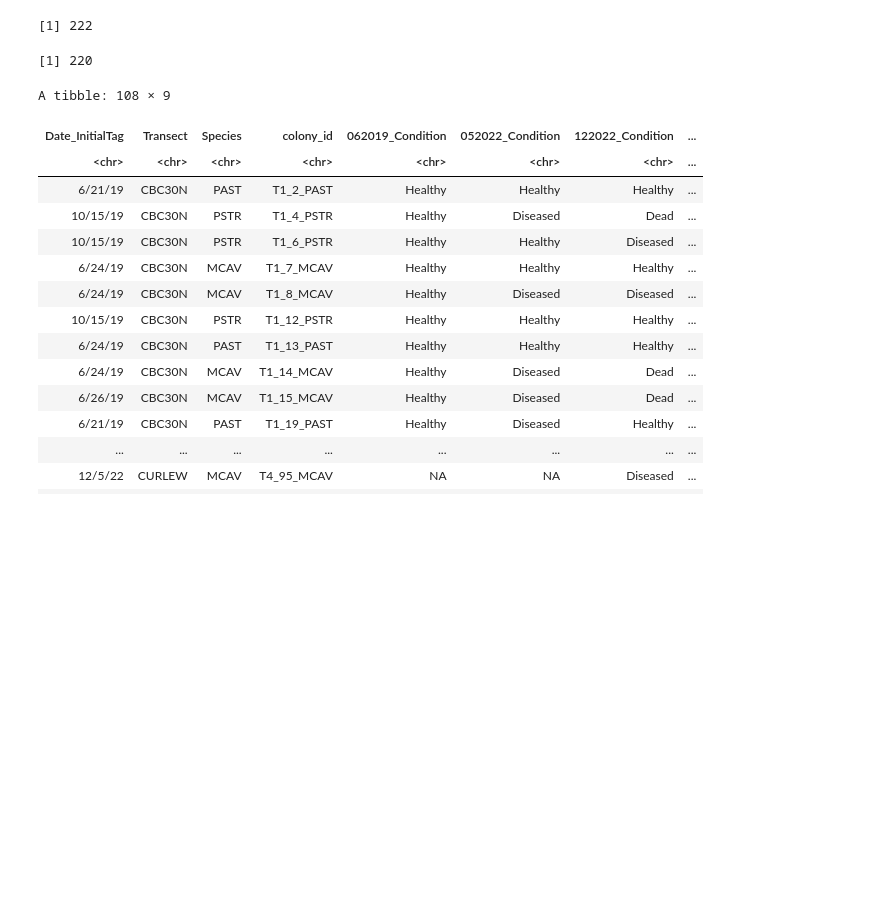
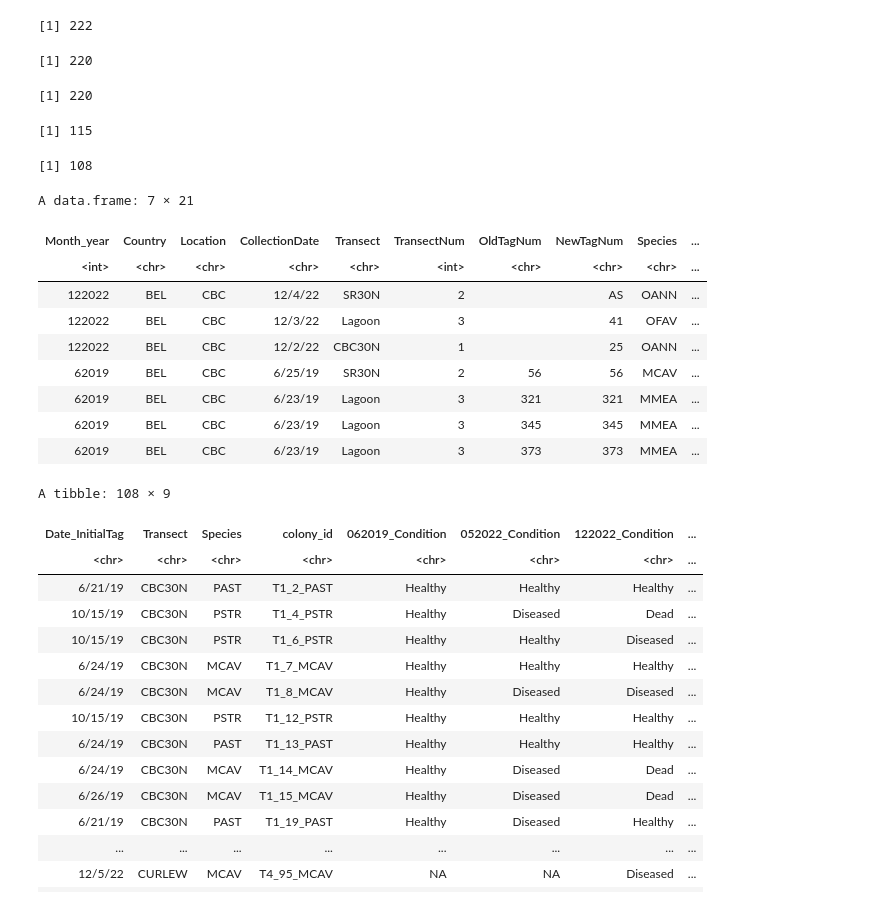
Before and after one commit to brookewicz/Code_notebook, a Jupyter notebook: SampleSummaries.ipynb, the cells around one changed output. Saved outputs shown, nothing was run; the diff lists cells and outputs as text; code cells hidden in the pictures; blank space fills up the shorter version.

Commit message:
add notes about missing mmea colonies

```diff
--- a/SampleSummaries.ipynb
+++ b/SampleSummaries.ipynb
@@ -313,6 +313,11 @@ nrow(sctld_samples)
 transect_id <- paste0('T',sctld_samples$TransectNum)
 sctld_samples$colony_id <- paste(transect_id, sctld_samples$NewTagNum, sctld_samples$Species,
                                  sep = "_")
+nrow(sctld_samples)
+length(unique(sctld_samples$colony_id))
+# %% [output]
+[1] 220
+[1] 115
 # %%
 # make colony tag ID for colony data
 transect_id <- paste0('T',colony$TransectNum)
@@ -324 +326,27 @@ str_detect(fruit, "a")
+# %%
+# match samples to colony data
+sctld_colony <- colony %>%
+    filter(colony_id %in% sctld_samples$colony_id)
+length(unique(sctld_colony$colony_id))
+# %% [output]
+[1] 108
+# %%
+# missing 5 colonies?
+# which colony IDs in sample data are missing from colony data?
+sctld_samples %>%
+    filter(!colony_id %in% sctld_colony$colony_id)
+
+# mmea colony tag nums for some reason got changed in colonydata but not cbc_samples
+# don't know about T3-41-ofav, t1-25-oann, and t2-56-mcav ??
+# %% [output]
+A data.frame: 7 × 21
+| Month_year | Country | Location | CollectionDate | Transect | TransectNum | OldTagNum | NewTagNum | Species | ... |
+| <int> | <chr> | <chr> | <chr> | <chr> | <int> | <chr> | <chr> | <chr> | ... |
+| 122022 | BEL | CBC | 12/4/22 | SR30N | 2 |  | AS | OANN | ... |
+| 122022 | BEL | CBC | 12/3/22 | Lagoon | 3 |  | 41 | OFAV | ... |
+| 122022 | BEL | CBC | 12/2/22 | CBC30N | 1 |  | 25 | OANN | ... |
+| 62019 | BEL | CBC | 6/25/19 | SR30N | 2 | 56 | 56 | MCAV | ... |
+| 62019 | BEL | CBC | 6/23/19 | Lagoon | 3 | 321 | 321 | MMEA | ... |
+| 62019 | BEL | CBC | 6/23/19 | Lagoon | 3 | 345 | 345 | MMEA | ... |
+| 62019 | BEL | CBC | 6/23/19 | Lagoon | 3 | 373 | 373 | MMEA | ... |
 # %%
```
Also changed, not shown: parts of 3 cells of this notebook.
